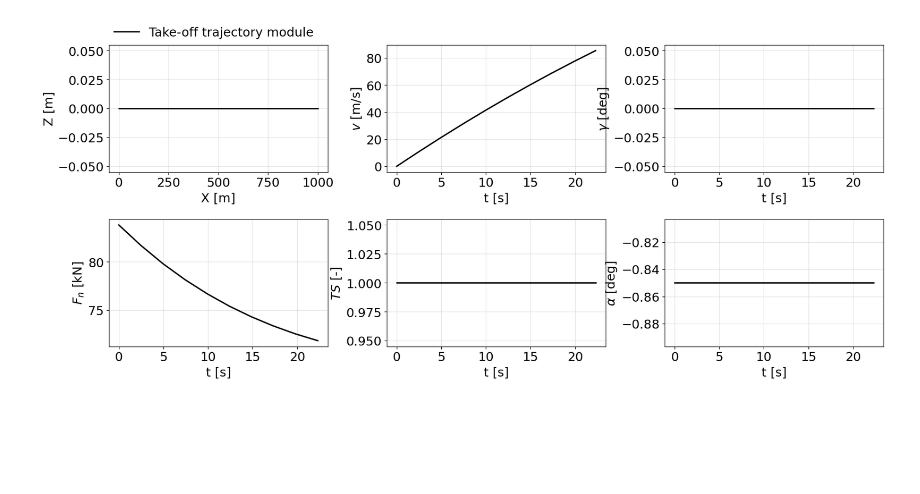
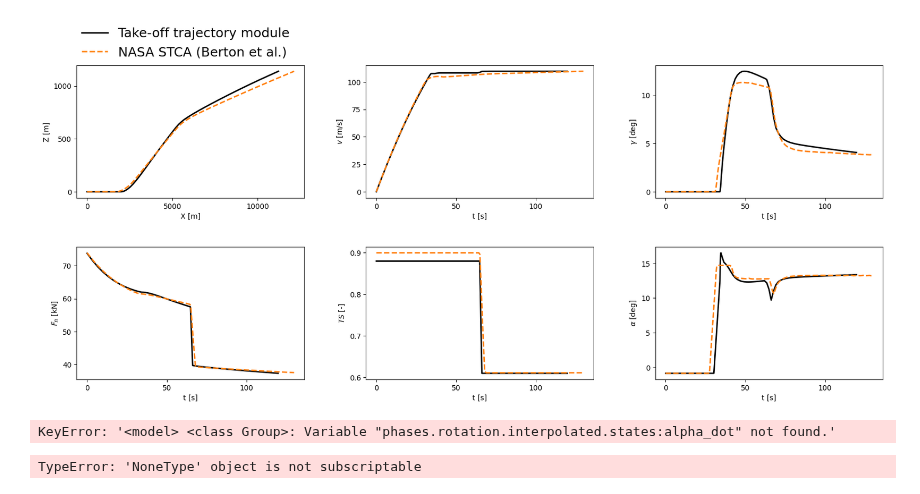
Before and after one commit to MIT-LAE/pyNA, a Jupyter notebook: pyNA/tutorials/Tutorial 2 - NASA STCA Standard - compute_trajectory.ipynb, the cells around one changed output. Saved outputs shown, nothing was run; the diff lists cells and outputs as text; code cells hidden in the pictures; blank space fills up the shorter version.

```diff
--- a/pyNA/tutorials/Tutorial 2 - NASA STCA Standard - compute_trajectory.ipynb
+++ b/pyNA/tutorials/Tutorial 2 - NASA STCA Standard - compute_trajectory.ipynb
@@ -64,4 +81,14 @@ True
 # %%
-py.plot_trajectory(py.problem)
+py.plot_trajectory(py.problem, traj_nasa_std)
 # %% [output]
-[figure, old version]
+[figure, new version]
+# %%
+plt.plot(py.problem.get_val('phases.rotation.interpolated.time'), py.problem.get_val('phases.rotation.interpolated.states:alpha_dot'))
+plt.plot(py.problem.get_val('phases.liftoff.interpolated.time'), py.problem.get_val('phases.liftoff.interpolated.controls:alpha'))
+plt.plot(py.problem.get_val('phases.vnrs.interpolated.time'), py.problem.get_val('phases.vnrs.interpolated.controls:alpha'))
+# %% [output]
+KeyError: '<model> <class Group>: Variable "phases.rotation.interpolated.states:alpha_dot" not found.'
+# %%
+om.n2(py.problem)
+# %% [output]
+TypeError: 'NoneType' object is not subscriptable
```
Also changed, not shown: parts of 1 cell of this notebook, 11 other files.
